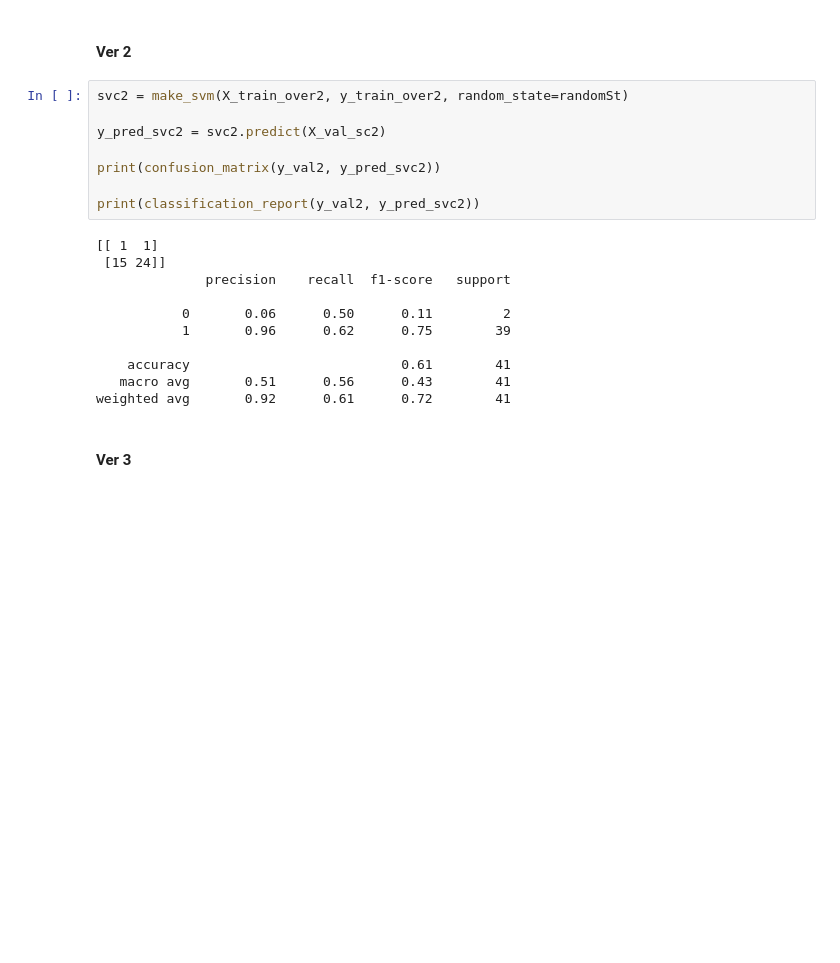
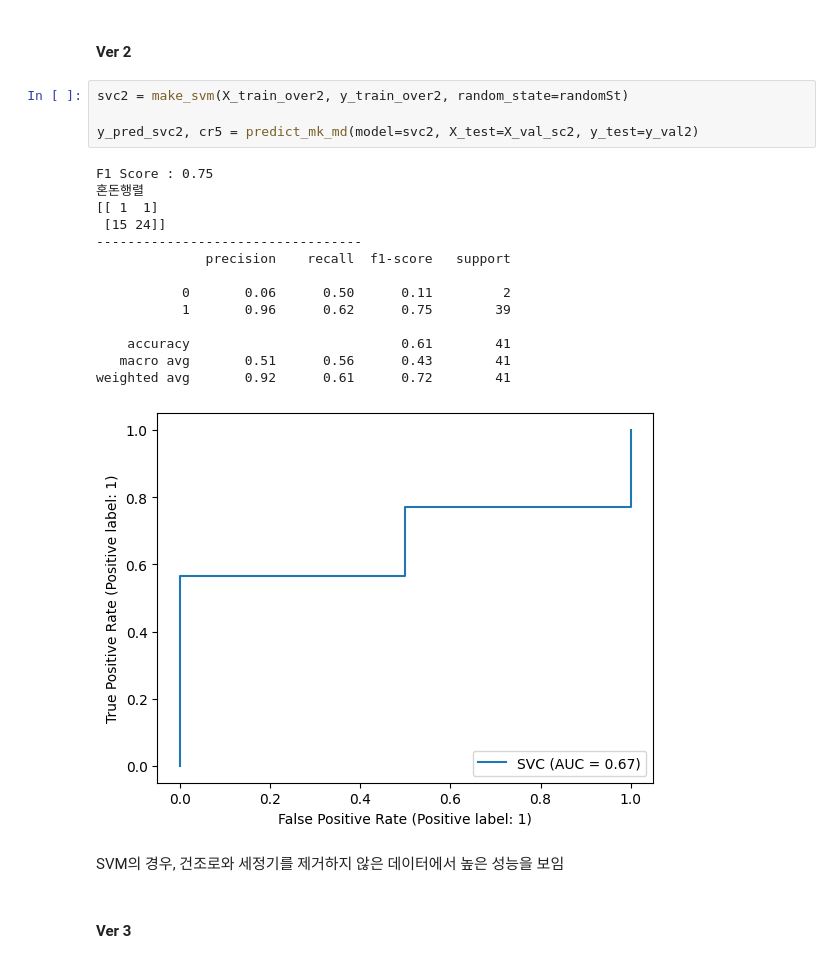
Before and after one commit to nyeokinyeoki/kamp, a Jupyter notebook: Data_analyse_heat_treatment_제조에 미련이 남아.ipynb, the cells around one changed output. Drawn from its saved outputs; the diff is of its cells as text; blank space fills up the shorter version.

```diff
--- a/Data_analyse_heat_treatment_제조에 미련이 남아.ipynb
+++ b/Data_analyse_heat_treatment_제조에 미련이 남아.ipynb
@@ -1137,22 +1149,24 @@ weighted avg       0.59      0.59      0.59       180
 # %%
 svc2 = make_svm(X_train_over2, y_train_over2, random_state=randomSt)
 
-y_pred_svc2 = svc2.predict(X_val_sc2)
-
-print(confusion_matrix(y_val2, y_pred_svc2))
-
-print(classification_report(y_val2, y_pred_svc2))
+y_pred_svc2, cr5 = predict_mk_md(model=svc2, X_test=X_val_sc2, y_test=y_val2)
 # %% [output]
+F1 Score : 0.75
+혼돈행렬
 [[ 1  1]
  [15 24]]
+----------------------------------
               precision    recall  f1-score   support
 
            0       0.06      0.50      0.11         2
            1       0.96      0.62      0.75        39
 
     accuracy                           0.61        41
    macro avg       0.51      0.56      0.43        41
 weighted avg       0.92      0.61      0.72        41
+[figure, added]
+# %% [markdown]
+SVM의 경우, 건조로와 세정기를 제거하지 않은 데이터에서 높은 성능을 보임
 # %% [markdown]
 #### Ver 3
 # %%
```
Also changed, not shown: parts of 13 cells of this notebook.
